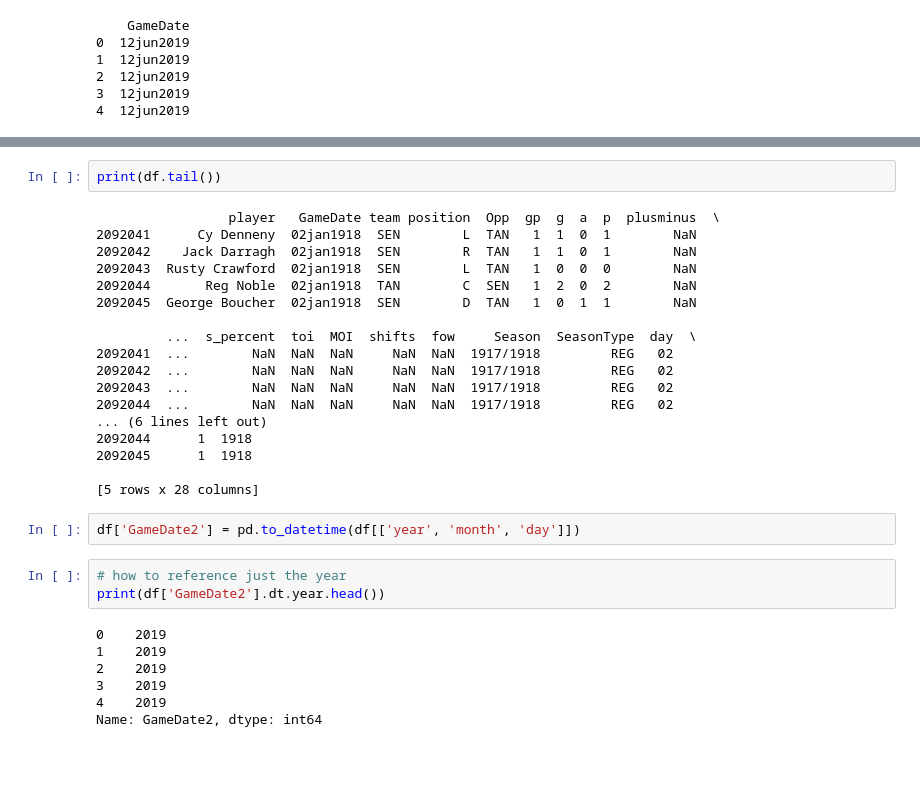
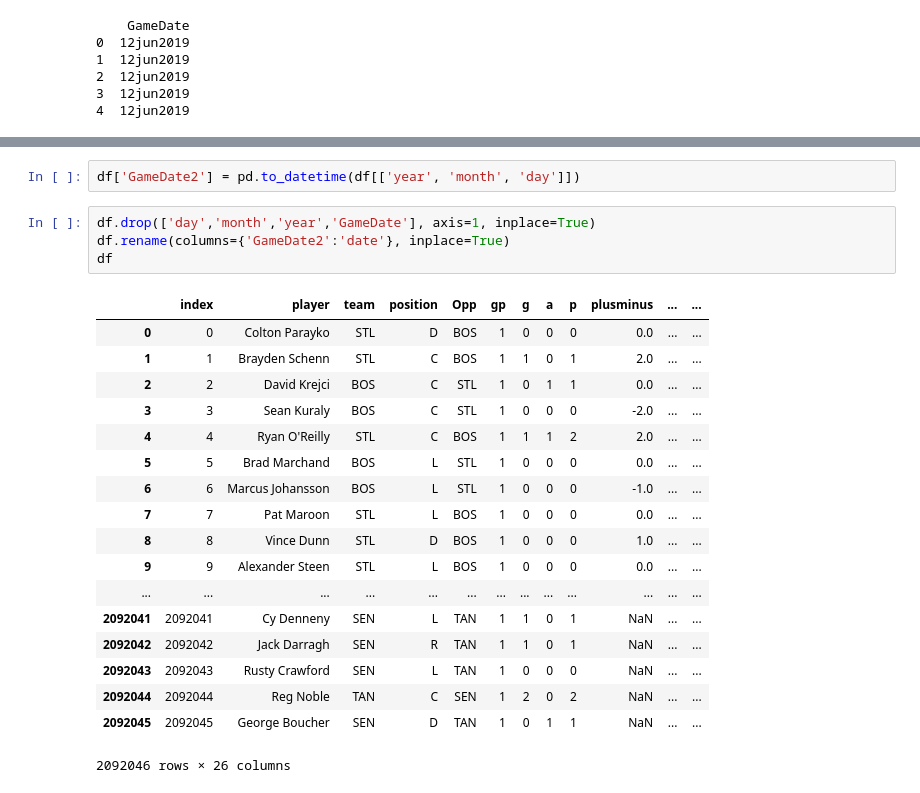
Before and after one commit to TrentMcNamara/Coding-Practice, a Jupyter notebook: Basic Functions and Features Using Data.ipynb, the cells around one changed output, grey strips where cells are left out. Saved outputs shown, nothing was run; the diff lists cells and outputs as text; blank space fills up the shorter version.

```diff
--- a/Basic Functions and Features Using Data.ipynb
+++ b/Basic Functions and Features Using Data.ipynb
@@ -402,32 +299,25 @@ print(df.head())
-# %%
-print(df.tail())
-# %% [output]
-                 player   GameDate team position  Opp  gp  g  a  p  plusminus  \
-2092041      Cy Denneny  02jan1918  SEN        L  TAN   1  1  0  1        NaN
-2092042    Jack Darragh  02jan1918  SEN        R  TAN   1  1  0  1        NaN
-2092043  Rusty Crawford  02jan1918  SEN        L  TAN   1  0  0  0        NaN
-2092044       Reg Noble  02jan1918  TAN        C  SEN   1  2  0  2        NaN
-2092045  George Boucher  02jan1918  SEN        D  TAN   1  0  1  1        NaN
-
-         ...  s_percent  toi  MOI  shifts  fow     Season  SeasonType  day  \
-2092041  ...        NaN  NaN  NaN     NaN  NaN  1917/1918         REG   02
-2092042  ...        NaN  NaN  NaN     NaN  NaN  1917/1918         REG   02
-2092043  ...        NaN  NaN  NaN     NaN  NaN  1917/1918         REG   02
-2092044  ...        NaN  NaN  NaN     NaN  NaN  1917/1918         REG   02
-... (6 lines left out)
-2092044      1  1918
-2092045      1  1918
-
-[5 rows x 28 columns]
 # %%
 df['GameDate2'] = pd.to_datetime(df[['year', 'month', 'day']])
-# %%
-# how to reference just the year
-print(df['GameDate2'].dt.year.head())
-# %% [output]
-0    2019
-1    2019
-2    2019
-3    2019
-4    2019
-Name: GameDate2, dtype: int64
+# %%
+df.drop(['day','month','year','GameDate'], axis=1, inplace=True)
+df.rename(columns={'GameDate2':'date'}, inplace=True)
+df
+# %% [output]
+|  | index | player | team | position | Opp | gp | g | a | p | plusminus | ... | ... |
+| 0 | 0 | Colton Parayko | STL | D | BOS | 1 | 0 | 0 | 0 | 0.0 | ... | ... |
+| 1 | 1 | Brayden Schenn | STL | C | BOS | 1 | 1 | 0 | 1 | 2.0 | ... | ... |
+| 2 | 2 | David Krejci | BOS | C | STL | 1 | 0 | 1 | 1 | 0.0 | ... | ... |
+| 3 | 3 | Sean Kuraly | BOS | C | STL | 1 | 0 | 0 | 0 | -2.0 | ... | ... |
+| 4 | 4 | Ryan O'Reilly | STL | C | BOS | 1 | 1 | 1 | 2 | 2.0 | ... | ... |
+| 5 | 5 | Brad Marchand | BOS | L | STL | 1 | 0 | 0 | 0 | 0.0 | ... | ... |
+| 6 | 6 | Marcus Johansson | BOS | L | STL | 1 | 0 | 0 | 0 | -1.0 | ... | ... |
+| 7 | 7 | Pat Maroon | STL | L | BOS | 1 | 0 | 0 | 0 | 0.0 | ... | ... |
+| 8 | 8 | Vince Dunn | STL | D | BOS | 1 | 0 | 0 | 0 | 1.0 | ... | ... |
+| 9 | 9 | Alexander Steen | STL | L | BOS | 1 | 0 | 0 | 0 | 0.0 | ... | ... |
+| ... | ... | ... | ... | ... | ... | ... | ... | ... | ... | ... | ... | ... |
+| 2092041 | 2092041 | Cy Denneny | SEN | L | TAN | 1 | 1 | 0 | 1 | NaN | ... | ... |
+| 2092042 | 2092042 | Jack Darragh | SEN | R | TAN | 1 | 1 | 0 | 1 | NaN | ... | ... |
+| 2092043 | 2092043 | Rusty Crawford | SEN | L | TAN | 1 | 0 | 0 | 0 | NaN | ... | ... |
+| 2092044 | 2092044 | Reg Noble | TAN | C | SEN | 1 | 2 | 0 | 2 | NaN | ... | ... |
+| 2092045 | 2092045 | George Boucher | SEN | D | TAN | 1 | 0 | 1 | 1 | NaN | ... | ... |
+2092046 rows × 26 columns
```
Also changed, not shown: parts of 15 cells of this notebook.
